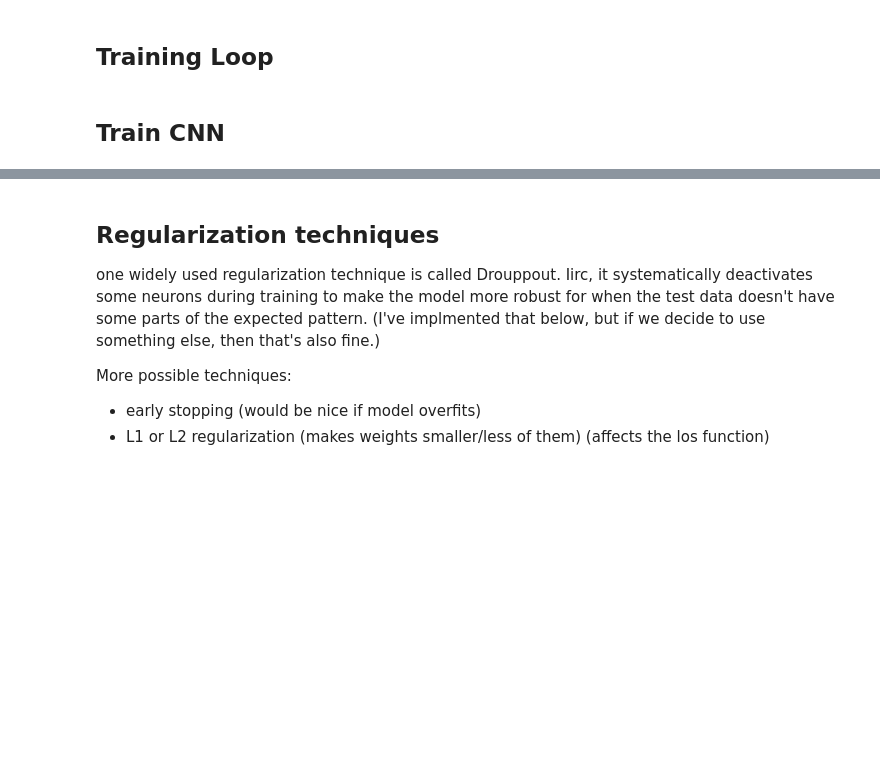
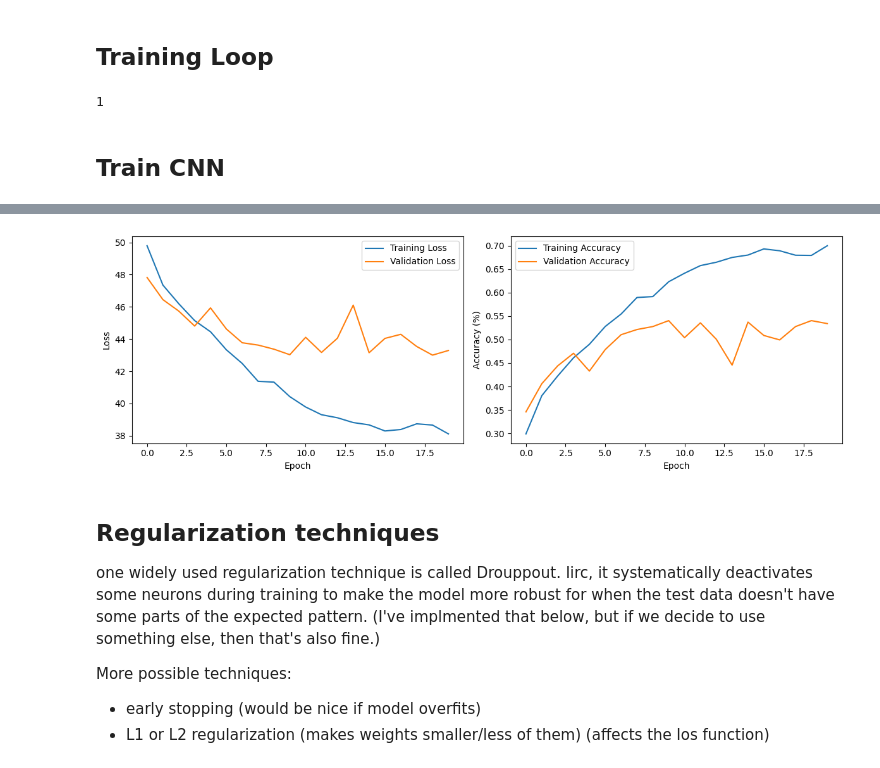
Before and after one commit to Gahtao/DL-Project, a Jupyter notebook: model B/ModelB.ipynb, the cells around one changed output, grey strips where cells are left out. Cells and saved outputs as stored; diff of their text form; code cells hidden in the pictures; blank space fills up the shorter version.

```diff
--- a/model B/ModelB.ipynb
+++ b/model B/ModelB.ipynb
@@ -194,7 +194,7 @@ class SimpleCNN(nn.Module):
 ## Training Loop
 # %%
 # Training Loop with Validation
-def train_model(model, train_loader, val_loader, epochs, criterion, optimizer):
+def train_model(model, train_loader, val_loader, epochs, criterion, optimizer, metric):
     # Lists to store training and validation losses, and accuracies
     train_losses = []
     val_losses = []
@@ -215,8 +215,6 @@ def train_model(model, train_loader, val_loader, epochs, criterion, optimizer):
                 image, label = image.to(device), label.to(device)
                 optimizer.zero_grad()
                 outputs = model(image)
-                # print(outputs)
-                # print(label)
 
                 loss = criterion(outputs, label)
                 loss.backward()
@@ -224,8 +222,12 @@ def train_model(model, train_loader, val_loader, epochs, criterion, optimizer):
                 total_train_loss += loss.item()
 
                 _, predicted = torch.max(outputs.data, 1)
+                outputs.data = torch.tensor([0.,0.,0.,0.,0.]).to(device)
+                outputs.data[predicted[0]] = 1.
+
                 total_train += label.size(0)
-                correct_train += (predicted == label).sum().item()
+                correct_train += (label == outputs.data).sum().item()//5
+
 
         # Calculate average training loss
         avg_train_loss = total_train_loss / len(train_loader)
@@ -244,15 +246,18 @@ def train_model(model, train_loader, val_loader, epochs, criterion, optimizer):
         # Validation without gradient computation
         with torch.no_grad():
             for val_images, val_labels in val_loader:
-                for image, label in zip(images,labels):
+                for image, label in zip(val_images,val_labels):
                     image, label = image.to(device), label.to(device)
                     val_outputs = model(image)
                     val_loss = criterion(val_outputs, label)
                     total_val_loss += val_loss.item()
 
                     _, predicted_val = torch.max(val_outputs.data, 1)
+                    val_outputs.data = torch.tensor([0.,0.,0.,0.,0.]).to(device)
+                    val_outputs.data[predicted_val[0]] = 1.
+
                     total_val += label.size(0)
-                    correct_val += (predicted_val == label).sum().item()
+                    correct_val += (label == val_outputs.data).sum().item()//5
 
         # Calculate average validation loss
         avg_val_loss = total_val_loss / len(val_loader)
@@ -290,9 +295,22 @@ def train_model(model, train_loader, val_loader, epochs, criterion, optimizer):
     plt.show()
 
     return val_losses
+# %%
+tens_true = torch.tensor([[0., 0., 0., 1., 0.]]).to(device)
+tens_pred = torch.tensor([[0.3377, 0.1715, 0.1404, 0.2763, 0.0741]]).to(device)
+tens_new = torch.tensor([0.,0.,0.,0.,0.]).to(device)
+
+tens_new[torch.max(tens_pred,1).indices] = 1.
+tens_true.size(0)
+# tens_new
+# torch.max(tens_pred,1).indices
+# %% [output]
+1
 # %% [markdown]
 ## Train CNN
 # %%
+from torcheval.metrics.aggregation.auc import AUC
+
 # Setting Hyperparameters and Training the Model
 
 # Number of training epochs
@@ -303,7 +321,10 @@ model = SimpleCNN().to(device)
 
 # Define the loss criterion (CrossEntropyLoss) and the optimizer (Adam) for training the model
 criterion = nn.CrossEntropyLoss()
-optimizer = optim.Adam(model.parameters(), lr=0.001)
+optimizer = optim.Adam(model.parameters(), lr=0.0001)
+
+# Define metric
+metric = AUC()
 
 # Train the model using the defined training function
 val_losses_simple = train_model(model, train_loader, val_loader, epochs, criterion, optimizer)
@@ -320,3 +352,4 @@ Epoch [9/20], Training Loss: 52.8766, Training Accuracy: 400.00%, Validation Los
+[figure, added]
 # %% [markdown]
 ## Regularization techniques
 
```
Also changed, not shown: parts of 1 cell of this notebook.
